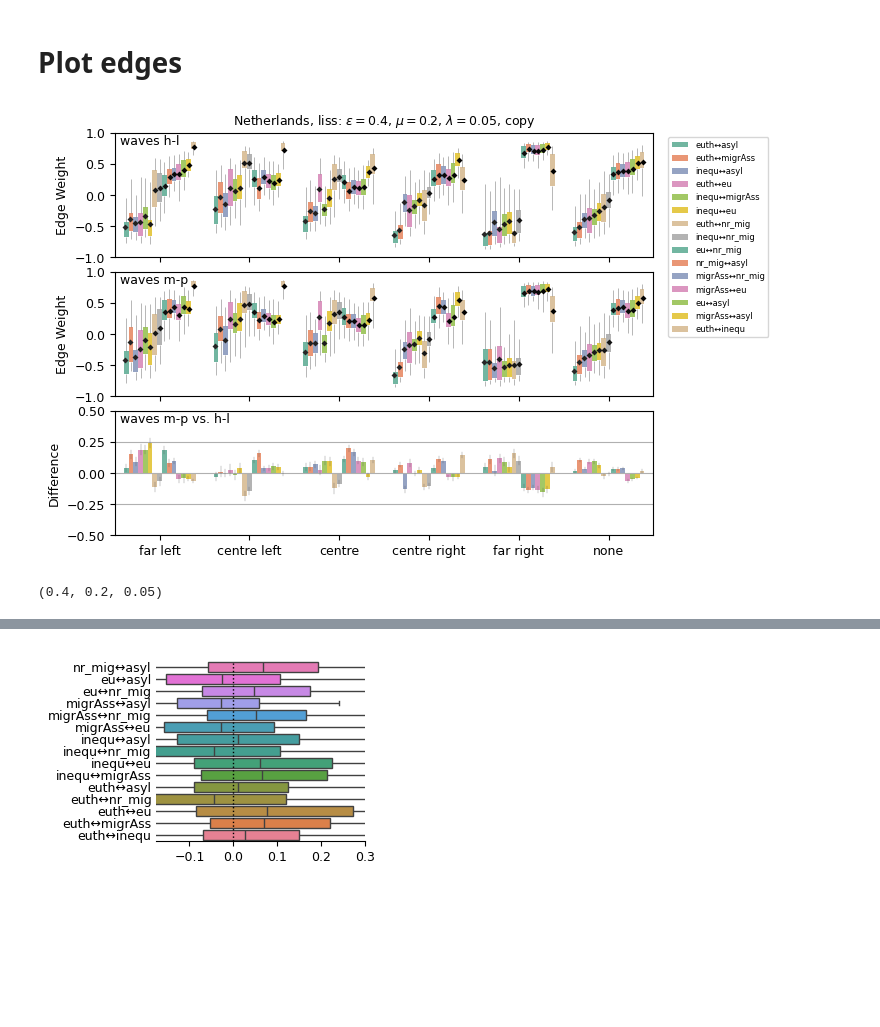
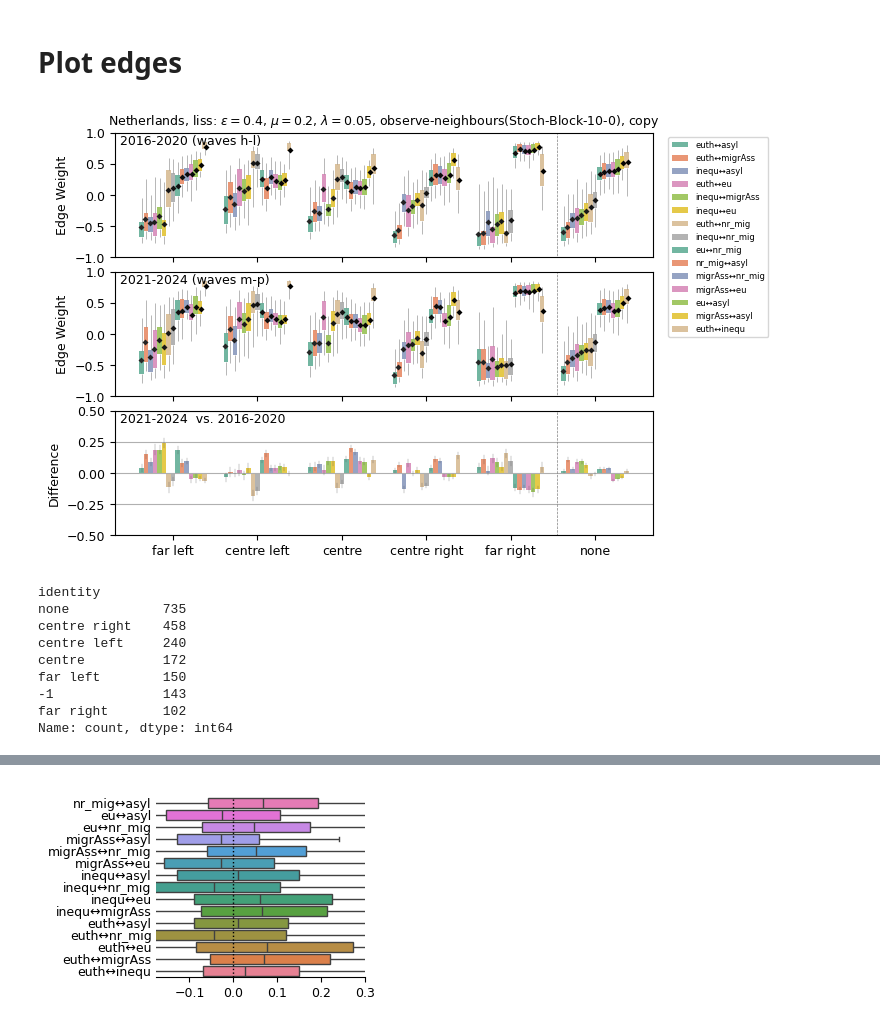
Before and after one commit to PeterSteiglechner/adaptive-NoB, a Jupyter notebook: code/analyse_BNs.ipynb, the cells around one changed output, grey strips where cells are left out. Drawn from its saved outputs; the diff is of its cells as text; code cells hidden in the pictures; blank space fills up the shorter version.

```diff
--- a/code/analyse_BNs.ipynb
+++ b/code/analyse_BNs.ipynb
@@ -100,10 +106,10 @@ for ax, w in zip(axs, waves[dataset]):
     ax.set_xlabel("")
     #if ax==axs[0]: ax.set_xlabel('Identity Group')
     ax.set_ylabel('Attitude Score')
-    if ax==axs[0] and not "all" in n: ax.text(1.02, 1, f"network:   {n.split('(')[0]}\n                 {n.split('(')[1][:-1]}"+"\n\n"+f"influence:   {i}", rotation=90, ha="left", va="top", transform=ax.transAxes, fontsize=smallfs)
+    if ax==axs[1] and not "all" in n: ax.text(1.02, 1, f"network:   {n.split('(')[0]}\n                 {n.split('(')[1][:-1]}"+"\n\n"+f"influence:   {i}", rotation=90, ha="left", va="top", transform=ax.transAxes, fontsize=smallfs)
     if leg is not None:
         leg.set_title("Attitude by party:\n    mean (black),\n"+r"    $\pm\sigma$ (box)"+",\n    90%-percentile",)
-    ax.vlines(5.55, -1.1, 1.1, linestyles="--", colors="grey", lw=0.5)
+    ax.vlines(len(partiesDict[country])-2+0.55, -1.1, 1.1, linestyles="--", colors="grey", lw=0.5)
     #if ax==axs[0]: ax.legend(title='Attitude', bbox_to_anchor=(1.02, 1), loc='upper left')
 fig.tight_layout()
 plt.show()
@@ -193,40 +200,53 @@ for ax, w, df in zip(axs, waves[dataset], [before, after]):
     )
 
     # Add title and labels
-    ax.text(0.01,0.99, f'waves {w}', ha="left", va="top", transform=ax.transAxes)
+    ax.text(0.01,0.99, f'{yearsXdatasetXwaves[dataset][w]} (waves {w})', ha="left", va="top", transform=ax.transAxes)
     ax.set_xlabel('')
     ax.set_ylabel('Edge Weight')
     ax.set_ylim(-1,1)
     if ax==axs[0]:
         ax.legend(bbox_to_anchor=(1.02, 1), loc='upper left', fontsize=supersmallfs, ncol=1)
 
 
 df = after[edgeNamesTuple] - before[edgeNamesTuple]
 df["identity"] = before["identity"]
 
 # Melt the DataFrame to long format
 
 df = df.rename(columns=dict(zip(edgeNamesTuple, edgeNames)))
 df_melted = df.melt(id_vars="identity", value_vars=edgeNames,
                         var_name='edge weight', value_name='value')
 #sns.boxplot(data=df_melted, x='identity', y='value', hue='edge weight', hue_order= hue_order, palette='Set2', dodge=True,  whis=[5,95], fliersize=0, order=parties[country], ax=axs[2], legend=False, linewidth=0.5,capprops=dict(visible=False),whiskerprops=dict(linewidth=0.4, color="grey"), boxprops=dict(linewidth=0, ),medianprops=dict(lw=0),)
 
 sns.barplot(
         data=df_melted,
         x='identity', y='value', hue='edge weight', hue_order=hue_order,
         estimator='mean', dodge=0.77, palette="Set2",ax=axs[2], legend=False,  order=parties[country],   err_kws={"lw":0.2} )
 
 # Add title and labels
-axs[2].text(0.01,0.99, f'waves {waves[dataset][1]} vs. {waves[dataset][0]}', ha="left", va="top", transform=axs[2].transAxes)
+axs[2].text(0.01,0.99, f'{yearsXdatasetXwaves[dataset][waves[dataset][1]]}  vs. {yearsXdatasetXwaves[dataset][waves[dataset][0]]}', ha="left", va="top", transform=axs[2].transAxes)
 axs[2].set_xlabel('')
 axs[2].set_ylabel('Difference')
 axs[2].set_ylim(-0.5,0.5)
 axs[2].grid(axis="y")
-axs[0].set_title(fr"{country}, {dataset}: $\epsilon={eps}$, $\mu={mu}$, $\lambda={lam}$, {infl}", fontsize=bigfs)
+axs[0].set_title(fr"{country}, {dataset}: $\epsilon={eps}$, $\mu={mu}$, $\lambda={lam}$, {n}, {infl}", fontsize=bigfs)
+
+for ax in axs:
+    ax.vlines(len(partiesDict[country])-2+0.55, -1.1, 1.1, linestyles="--", colors="grey", lw=0.5)
+
 fig.tight_layout(h_pad=-7)
+plt.savefig("testfigs/edges.png", dpi=600)
 # %% [output]
-[figure, old version]
+[figure, new version]
-# %%
-eps, mu, lam
-# %% [output]
-(0.4, 0.2, 0.05)
+# %%
+after.identity.replace({np.nan:-1}).value_counts()
+# %% [output]
+identity
+none            735
+centre right    458
+centre left     240
+centre          172
+far left        150
+-1              143
+far right       102
+Name: count, dtype: int64
```
Also changed, not shown: parts of 13 cells of this notebook, 2 other files.
